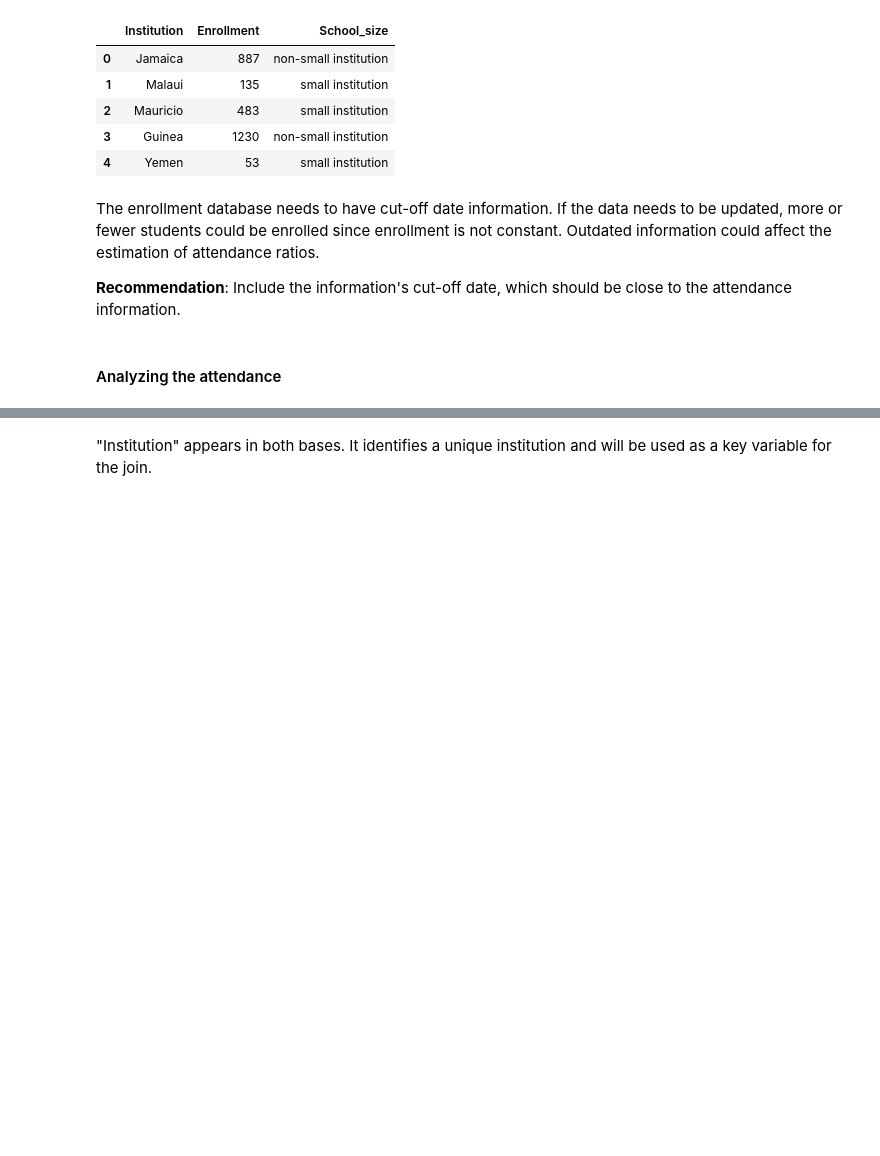
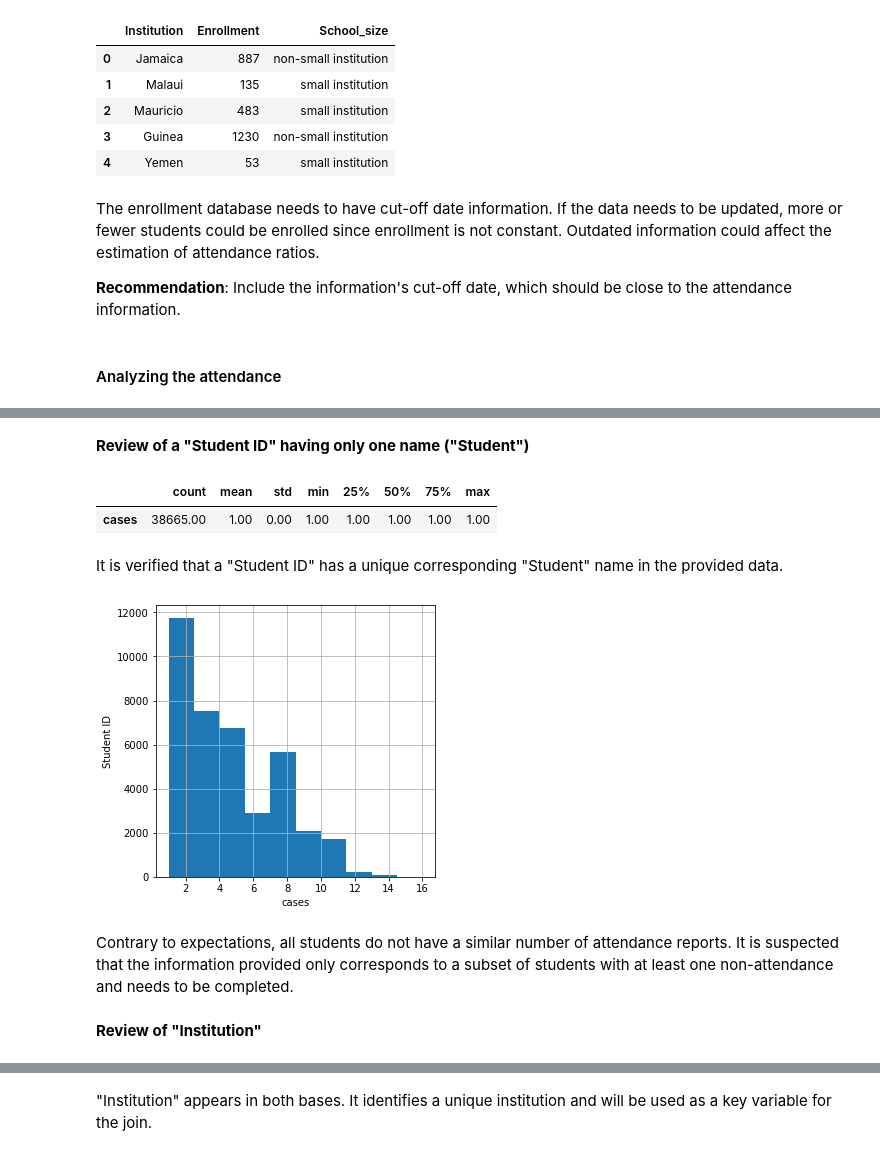
Before and after one commit to maurottito/school_attendance_metrics, a Jupyter notebook: analisis_exploratorio.ipynb, the cells around one changed output, grey strips where cells are left out. Drawn from its saved outputs; the diff is of its cells as text; code cells hidden in the pictures; blank space fills up the shorter version.

```diff
--- a/analisis_exploratorio.ipynb
+++ b/analisis_exploratorio.ipynb
@@ -134,6 +134,32 @@ df_attendance.describe()
 | freq | 16 | 411 | 8112 | 11639 | 33092 | 3177 | 102647 | ... |
 | first | NaN | NaN | NaN | 2022-01-09 00:00:00 | NaN | NaN | NaN | ... |
 | last | NaN | NaN | NaN | 2023-02-01 00:00:00 | NaN | NaN | NaN | ... |
+# %% [markdown]
+**Review of a "Student ID" having only one name ("Student")**
+# %%
+# Analyzing some statistics of cases by unique id - name
+group = pd.DataFrame({'cases' : df_attendance.groupby( [ 'Student ID','Student'] ).size()}).reset_index()
+
+group2 = pd.DataFrame({'cases' : group.groupby( [ 'Student ID'] ).size()}).reset_index()
+group2.describe().T.apply(lambda s: s.apply('{0:.2f}'.format))
+# %% [output]
+|  | count | mean | std | min | 25% | 50% | 75% | max |
+| cases | 38665.00 | 1.00 | 0.00 | 1.00 | 1.00 | 1.00 | 1.00 | 1.00 |
+# %% [markdown]
+It is verified that a "Student ID" has a unique corresponding "Student" name in the provided data.
+# %%
+# Review the number of cases
+group['cases'].hist(bins=10)
+plt.xlabel("cases")
+plt.ylabel("Student ID")
+plt.rcParams['figure.figsize'] = [5,5]
+plt.show()
+# %% [output]
+[figure, added]
+# %% [markdown]
+Contrary to expectations, all students do not have a similar number of attendance reports. It is suspected that the information provided only corresponds to a subset of students with at least one non-attendance and needs to be completed.
+# %% [markdown]
+**Review of "Institution"**
 # %%
 df_attendance['Institution'].value_counts()
 # %% [output]
```
Also changed, not shown: parts of 59 cells of this notebook.
